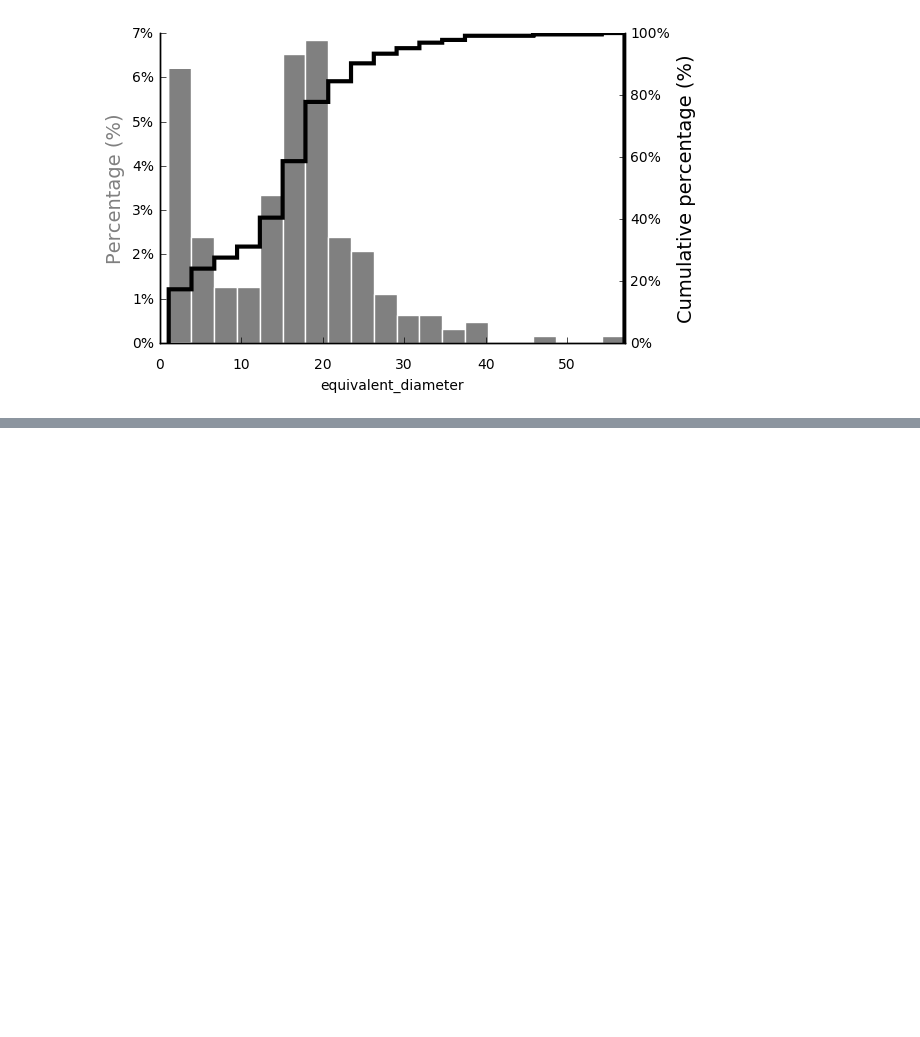
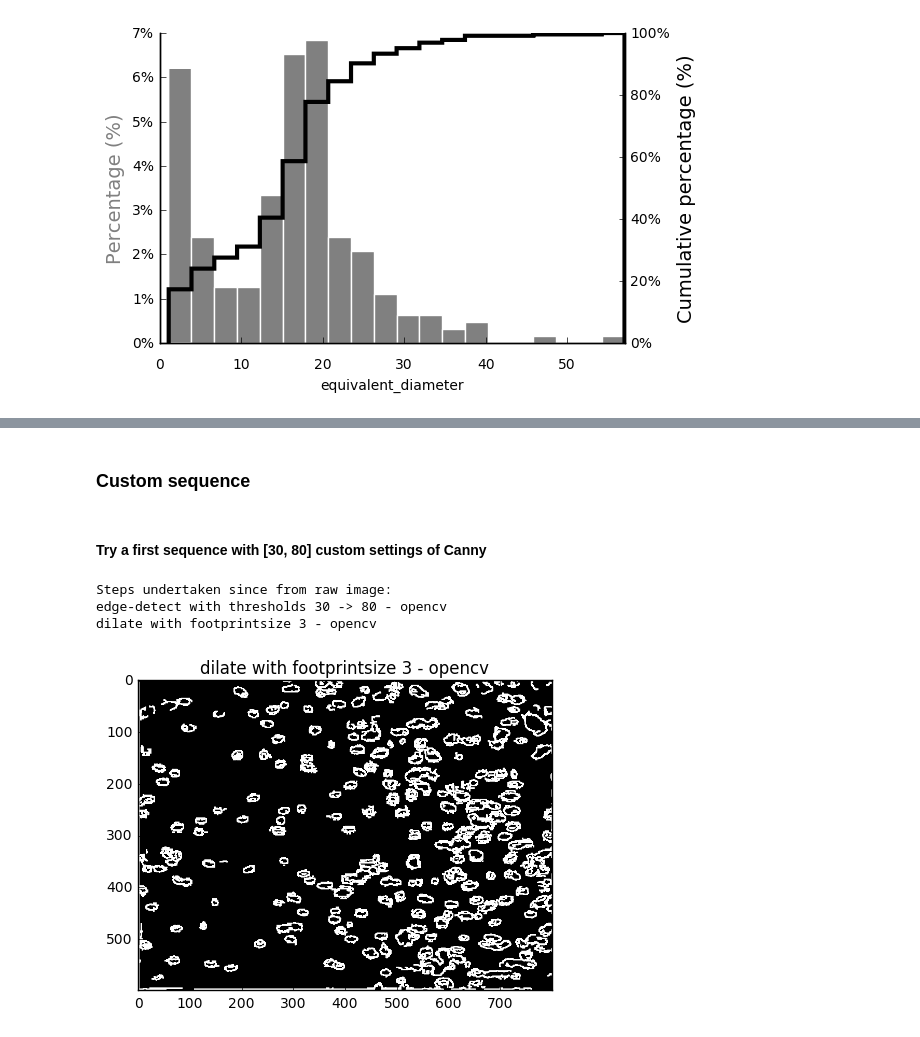
Before and after one commit to gbellandi/bubble_size_analysis, a Jupyter notebook: drafts/bubblekicker.ipynb, the cells around one changed output, grey strips where cells are left out. Saved outputs shown, nothing was run; the diff lists cells and outputs as text; code cells hidden in the pictures; blank space fills up the shorter version.

```diff
--- a/drafts/bubblekicker.ipynb
+++ b/drafts/bubblekicker.ipynb
@@ -51,0 +75,15 @@ fig, axs = bubble_properties_plot(props, "equivalent_diameter")
+# %% [markdown]
+### Custom sequence
+# %% [markdown]
+#### Try a first sequence with [30, 80] custom settings of Canny
+# %%
+bubbler = BubbleKicker('0325097m_0305.tif', channel='red')
+bubbler.edge_detect_canny_opencv([30, 80])
+bubbler.dilate_opencv(3)
+bubbler.plot();
+bubbler.what_have_i_done()
+# %% [output]
+Steps undertaken since from raw image:
+edge-detect with thresholds 30 -> 80 - opencv
+dilate with footprintsize 3 - opencv
+[figure, added]
```
Also changed, not shown: parts of 19 cells of this notebook.
